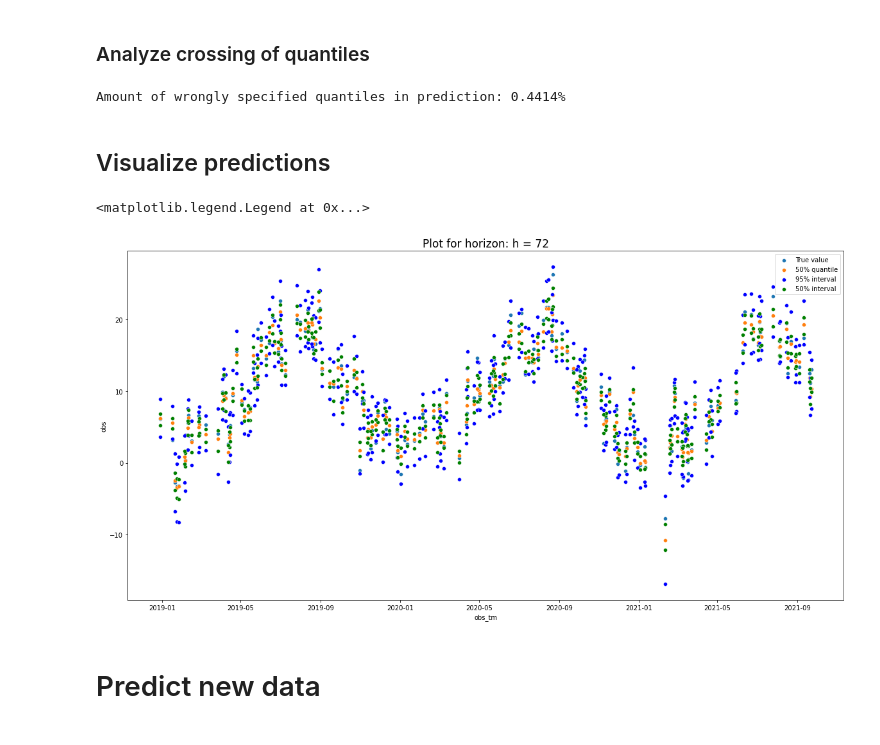
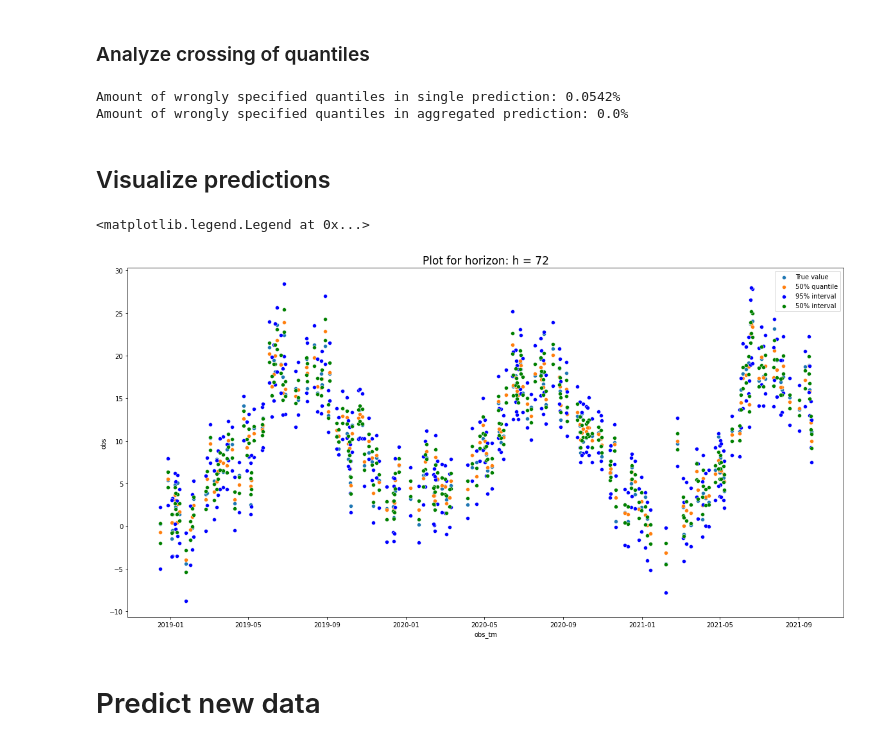
Before and after one commit to cbuelt/forecasting-challenge, a Jupyter notebook: Temperature & Wind/temperature_forecast.ipynb, the cells around one changed output. Saved outputs shown, nothing was run; the diff lists cells and outputs as text; code cells hidden in the pictures.

```diff
--- a/Temperature & Wind/temperature_forecast.ipynb
+++ b/Temperature & Wind/temperature_forecast.ipynb
@@ -226,8 +204,8 @@ Pinball Loss total: 0.04047536738738584
 ### All horizons
 # %%
 total_loss = 0
-for quantile in quantiles:
-    loss = mean_pinball_loss(test_target.reshape(-1), predictions[quantile].reshape(-1), alpha = quantile)
+for cnt,quantile in enumerate(quantiles):
+    loss = mean_pinball_loss(test_target.reshape(-1), predictions[:,cnt].reshape(-1), alpha = quantile)
     total_loss += loss
     print("Pinball loss for quantile {} : \t {}".format(quantile,loss))
 print("Pinball Loss total: {}".format(total_loss/len(quantiles)))
@@ -243,12 +221,12 @@ Pinball Loss total: 0.036436505529835204
 # %%
 eval_df = test_dataframe[["fcst_hour","obs"]].copy()
 eval_df["obs"] = target_scaler.transform(eval_df["obs"].to_numpy().reshape(-1,1))
-for quantile in quantiles:
-    eval_df[quantile] = predictions[quantile]
+for cnt,quantile in enumerate(quantiles):
+    eval_df[quantile] = predictions[:,cnt]
 eval_df = eval_df[eval_df["fcst_hour"].isin(horizons)]
 
 total_loss = 0
-for quantile in quantiles:
+for cnt,quantile in enumerate(quantiles):
     loss = mean_pinball_loss(eval_df["obs"], eval_df[quantile], alpha = quantile)
     total_loss += loss
     print("Pinball loss for quantile {} : \t {}".format(quantile,loss))
@@ -265,8 +243,8 @@ Pinball Loss total: 0.041389468856737235
 # %% [markdown]
 ### All horizons
 # %%
-for quantile in quantiles:
-    q_smaller = (predictions[quantile] > test_target).sum()
-    emp_quant = q_smaller / predictions[quantile].size
+for cnt,quantile in enumerate(quantiles):
+    q_smaller = (predictions[:,cnt] > test_target.flatten()).sum()
+    emp_quant = q_smaller / predictions[:,cnt].size
     print("Quantile met for quantile = {}: \t {} %".format(quantile, np.round(emp_quant,4)*100))
 # %% [output]
@@ -291,41 +269,44 @@ Quantile met for quantile = 0.975:       98.89 %
 # %% [markdown]
 ### Analyze crossing of quantiles
 # %%
-pred_total = np.zeros((predictions[0.025].shape[0],5))
-for cnt,quant in enumerate(quantiles):
-    pred_total[:,cnt] = np.squeeze(predictions[quant])
+#Group prediction
+perc_wrong_total = np.sum(np.diff(predictions) < 0) / len(predictions) * 100
+
+#Single prediction
+model,_ = train_model(train_data, train_target, (val_data, val_target), BATCH_SIZE, EPOCHS, learning_rate)
+predictions_single = model.predict(test_data)
+#Get amount of wrongly specified quantiles
+perc_wrong_single = np.sum(np.diff(predictions_single) < 0) / len(predictions_single) * 100
+
+print("Amount of wrongly specified quantiles in single prediction: {:.4f}%\nAmount of wrongly specified quantiles in aggregated prediction: {}%".format(perc_wrong_single, perc_wrong_total))
+# %% [output]
+Amount of wrongly specified quantiles in single prediction: 0.0542%
+Amount of wrongly specified quantiles in aggregated prediction: 0.0%
-# %%
-#Group prediction
-perc_wrong_total = np.sum(np.diff(pred_total) < 0) / len(pred_total) * 100
-
-print("Amount of wrongly specified quantiles in prediction: {:.4f}%".format(perc_wrong_total))
-# %% [output]
-Amount of wrongly specified quantiles in prediction: 0.4414%
 # %% [markdown]
 ## Visualize predictions
 # %%
 # Create plotting dataframe
 data_plot = test_dataframe[["obs_tm","obs","fcst_hour"]].copy()
 for cnt, quantile in enumerate(quantiles):
-    data_plot["q{}".format(quantile)] = target_scaler.inverse_transform(predictions[quantile]).reshape(-1)
+    data_plot["q{}".format(quantile)] = target_scaler.inverse_transform(predictions[:,cnt].reshape(-1,1)).reshape(-1)
 
 #Extract horizon
 h=72
 data_plot = data_plot[data_plot["fcst_hour"]==h]
 
 fig, axs = plt.subplots(figsize = (20,10))
 sns.scatterplot(x = "obs_tm", y = "obs", data = data_plot, label = "True value")
 sns.scatterplot(x = "obs_tm", y = "q0.5", data = data_plot, label = "50% quantile")
 sns.scatterplot(x = "obs_tm", y = "q0.025", data = data_plot, color = "blue", label = "95% interval")
 sns.scatterplot(x = "obs_tm", y = "q0.975", data = data_plot, color = "blue")
 
 sns.scatterplot(x = "obs_tm", y = "q0.25", data = data_plot, color = "green", label = "50% interval")
 sns.scatterplot(x = "obs_tm", y = "q0.75", data = data_plot, color = "green")
 axs.set_title("Plot for horizon: h = {}".format(h),size = 17)
 axs.legend()
 # %% [output]
 <matplotlib.legend.Legend at 0x...>
-[figure, old version]
+[figure, new version]
 # %% [markdown]
 # Predict new data
 # %% [markdown]
```
Also changed, not shown: parts of 19 cells of this notebook, 8 other files.
